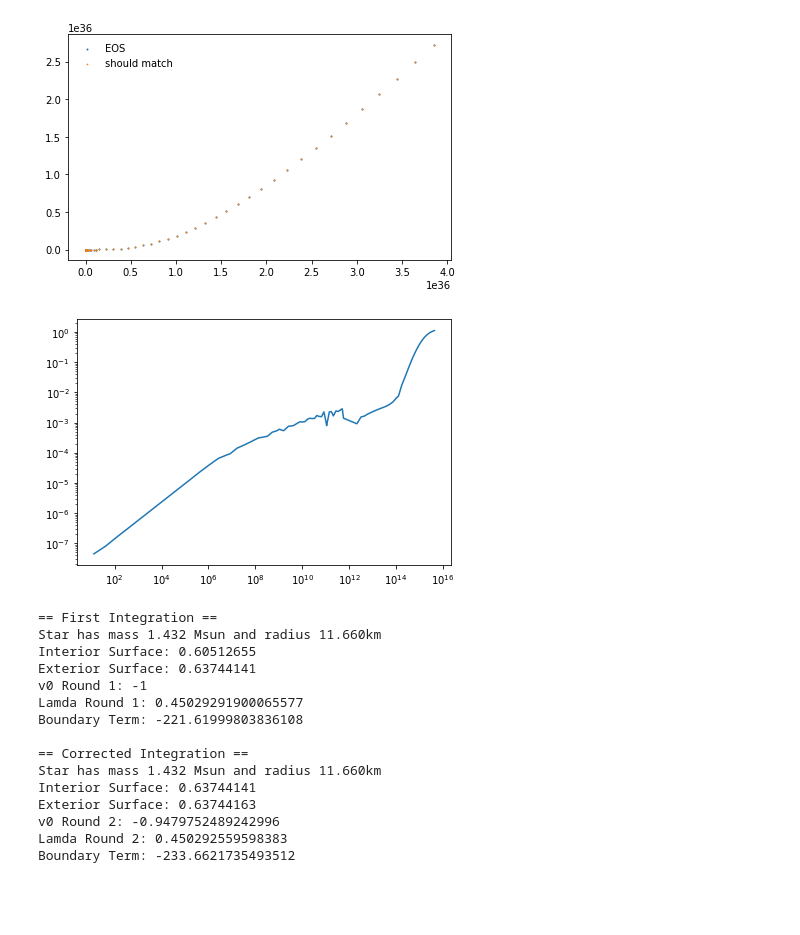
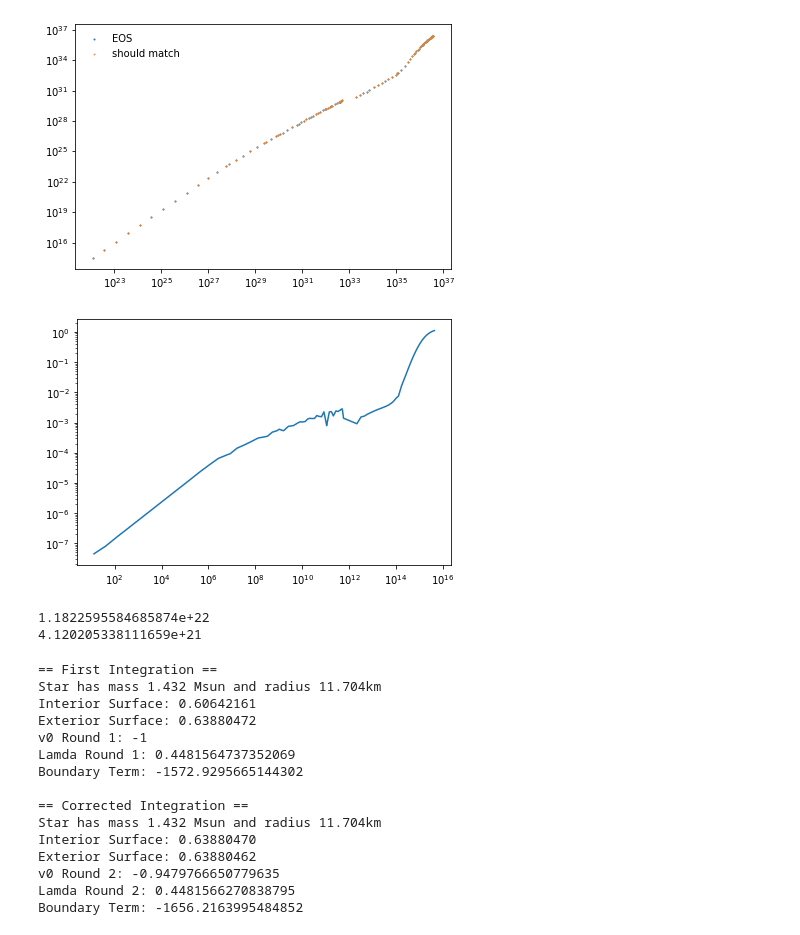
Before and after one commit to utkarsh7236/fmodes, a Jupyter notebook: cowling_approximation4_pressure_cad2_plot.ipynb, the cells around one changed output. Drawn from its saved outputs; the diff is of its cells as text; code cells hidden in the pictures; blank space fills up the shorter version.

```diff
--- a/cowling_approximation4_pressure_cad2_plot.ipynb
+++ b/cowling_approximation4_pressure_cad2_plot.ipynb
@@ -133,50 +149,60 @@ p = p_old
 e = e_old
 
 # p_thresh = min(1e23, np.percentile(p, 20))
-p_thresh = min(1e26, np.percentile(p, 20))
+# p_thresh = min(1e26, np.percentile(p, 20))
 p_max = max(p)
-p_min = max(min(p), p_thresh) # 10 orders of magnitude is "surface"
+p_min = min(p) # 10 orders of magnitude is "surface"
+e_max = max(e)
+e_min = min(e)
+
 EOS = get_ep(e, p)
 EOS_inv = get_pe(p, e)
 plt.scatter(e_old, p_old, s = 1, label = "EOS")
+plt.xscale("log")
+plt.yscale("log")
 
 ### EOS DATA ###
 def dPde_helper(p, e):
     _p = get_pe(p, e)
     e_min = np.log10(min(e))
     e_max = np.log10(max(e))
     e_arr = np.logspace(e_min+1e-8, e_max, int(1e4), endpoint = False)
     ret = np.gradient(_p(e_arr), e_arr, edge_order=1)
     return ret, e_arr
 
 # def dPde_helper(p, e):
 #     ret = np.gradient(p, e)
 #     return ret, e
 
 def dPde(p, e):
     dpde_helper, e_arr = dPde_helper(p, e)
 #     return interp1d(e_arr, dpde_helper, fill_value=(0, 0), bounds_error=True, kind = "cubic")
     return interp1d(e_arr, dpde_helper, fill_value="extrapolate", kind = "linear")
 
 dpde = dPde(p, e)
 
 def dPdrho(e, dpde = dpde):
     return c**2 * dpde(e)
 
 plt.scatter(e, EOS_inv(e), s = 0.5, label = "should match")
 plt.legend()
 
 plt.figure()
 plt.plot(e/(c**2), dpde(e))
 plt.xscale("log")
 plt.yscale("log")
 plt.show()
 # %% [output]
-[figure, old version]
+[figure, new version]
 [figure]
 # %%
 # dpde(e)
 # np.percentile(p, 20)
+print(EOS(p).min())
+print(e_func(p).min())
+# %% [output]
+1.1822595584685874e+22
+4.120205338111659e+21
 # %%
 from scipy.misc import derivative
 
@@ -319,11 +350,11 @@ U0 = W0/(l * np.exp(v0))
 
 dedp_EQ = None
 
-init_VEC = [p_c, m0, v0, W0, U0, 0]
+init_VEC = [p_c, m0, v0, W0, U0]
 
 
 # Integrate
-p, m, r_arr, v, w, u, cad_2_arr = tov(EOS, init_VEC, r_i, p_min,
+p, m, r_arr, v, w, u, cad_2_arr, trouble, e_arr = tov(EOS, init_VEC, r_i, p_min,
                                    omega, dedp_EQ, progress = True,
                                    l = l)
 
@@ -360,10 +391,10 @@ v0 =  v0 - delta_v
 
 W0 = 1
 U0 = W0/(l * np.exp(v0))
-init_VEC = [p_c, m0, v0, W0, U0, 0]
+init_VEC = [p_c, m0, v0, W0, U0]
 time.sleep(0.2)
 
-p, m, r_arr, v, w, u, cad_2_arr = tov(EOS,
+p, m, r_arr, v, w, u, cad_2_arr, trouble, e_arr = tov(EOS,
                                       init_VEC,
                                       r_i,
                                       p_min,
@@ -393,17 +424,17 @@ print(f"Lamda Round 2: {lamba_metric(m_R, r_R)}")
 print(f"Boundary Term: {boundary_wu(r_R, m_R, omega, w_R, u_R)}")
 # %% [output]
 == First Integration ==
-Star has mass 1.432 Msun and radius 11.660km
-Interior Surface: 0.60512655
-Exterior Surface: 0.63744141
+Star has mass 1.432 Msun and radius 11.704km
+Interior Surface: 0.60642161
+Exterior Surface: 0.63880472
 v0 Round 1: -1
-Lamda Round 1: 0.45029291900065577
-Boundary Term: -221.61999803836108
+Lamda Round 1: 0.4481564737352069
+Boundary Term: -1572.9295665144302
 
 == Corrected Integration ==
-Star has mass 1.432 Msun and radius 11.660km
-Interior Surface: 0.63744141
-Exterior Surface: 0.63744163
-v0 Round 2: -0.9479752489242996
-Lamda Round 2: 0.450292559598383
-Boundary Term: -233.6621735493512
+Star has mass 1.432 Msun and radius 11.704km
+Interior Surface: 0.63880470
+Exterior Surface: 0.63880462
+v0 Round 2: -0.9479766650779635
+Lamda Round 2: 0.4481566270838795
+Boundary Term: -1656.2163995484852
```
Also changed, not shown: parts of 8 cells of this notebook, 1 other file.
